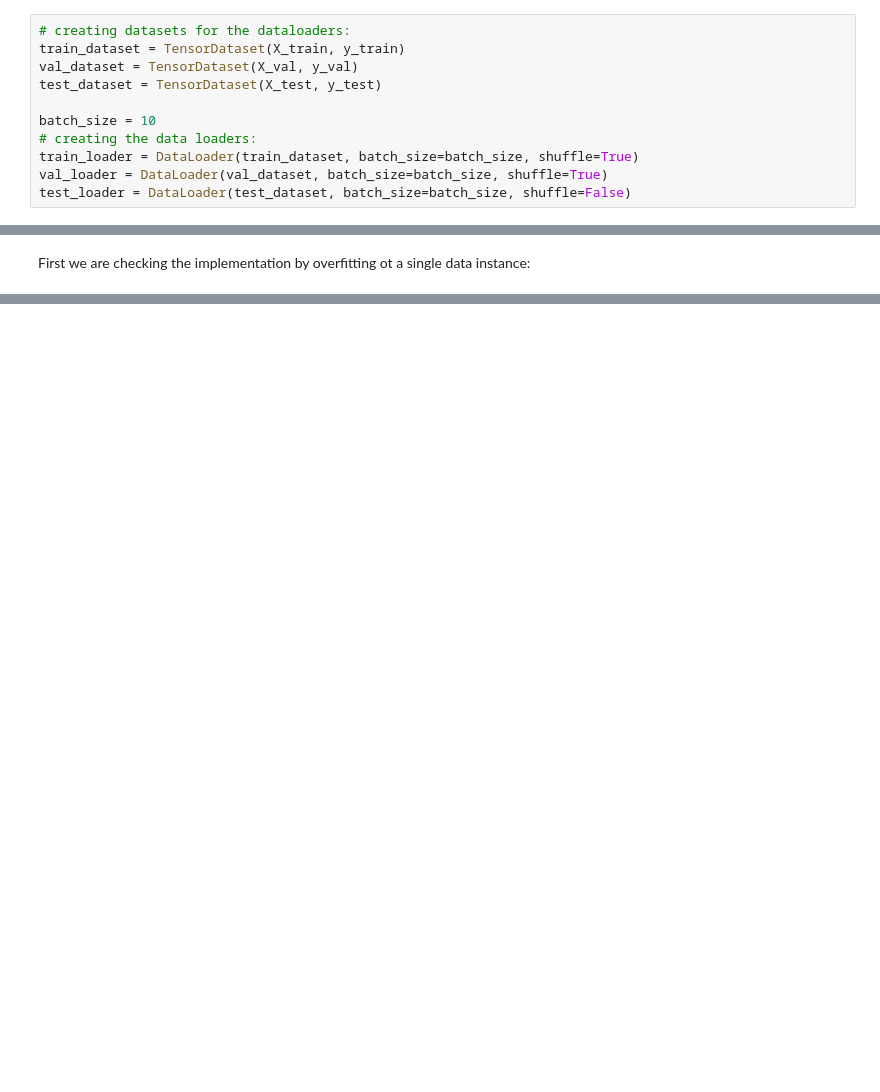
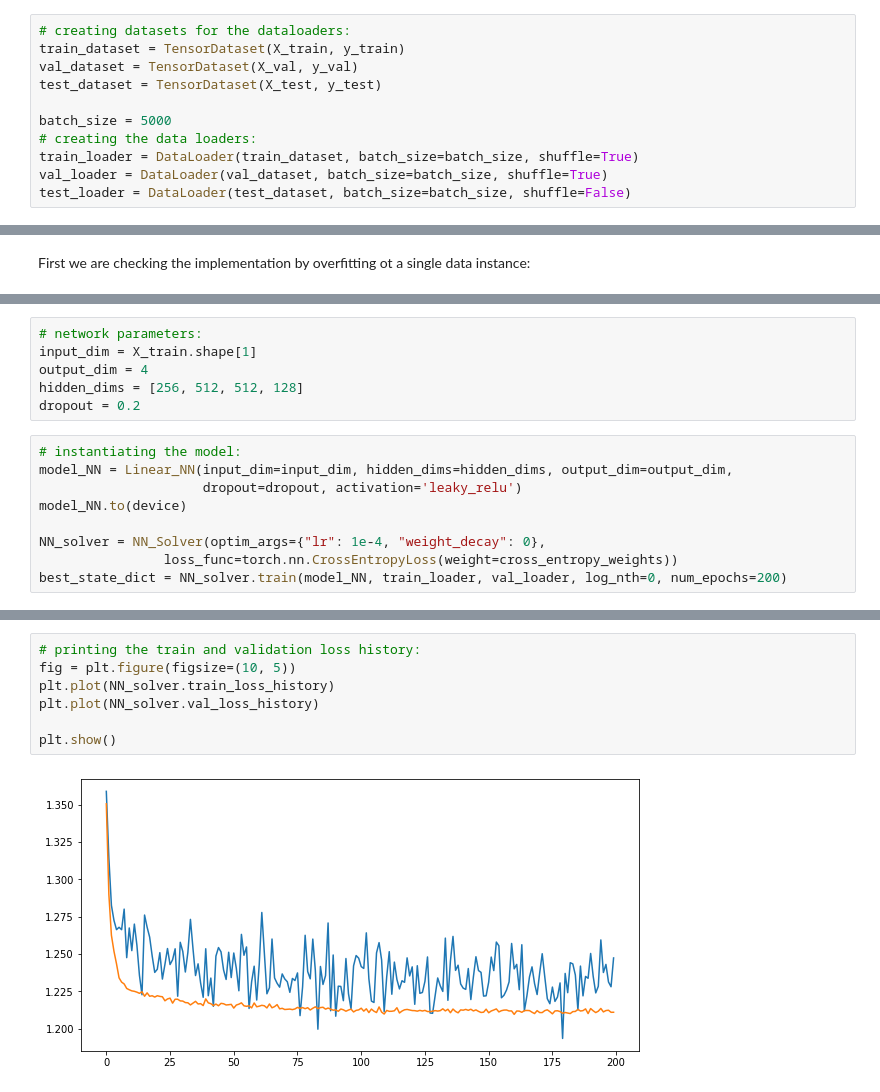
Before and after one commit to ferenctorok/starbucks_capstone_challenge, a Jupyter notebook: training.ipynb, the cells around one changed output, grey strips where cells are left out. Saved outputs shown, nothing was run; the diff lists cells and outputs as text; blank space fills up the shorter version.

```diff
--- a/training.ipynb
+++ b/training.ipynb
@@ -132,7 +164,7 @@ train_dataset = TensorDataset(X_train, y_train)
 val_dataset = TensorDataset(X_val, y_val)
 test_dataset = TensorDataset(X_test, y_test)
 
-batch_size = 10
+batch_size = 5000
 # creating the data loaders:
 train_loader = DataLoader(train_dataset, batch_size=batch_size, shuffle=True)
 val_loader = DataLoader(val_dataset, batch_size=batch_size, shuffle=True)
@@ -226,0 +233,15 @@ Training complete in 0m 0s
+# %%
+# network parameters:
+input_dim = X_train.shape[1]
+output_dim = 4
+hidden_dims = [256, 512, 512, 128]
+dropout = 0.2
+# %%
+# instantiating the model:
+model_NN = Linear_NN(input_dim=input_dim, hidden_dims=hidden_dims, output_dim=output_dim,
+                     dropout=dropout, activation='leaky_relu')
+model_NN.to(device)
+
+NN_solver = NN_Solver(optim_args={"lr": 1e-4, "weight_decay": 0},
+                loss_func=torch.nn.CrossEntropyLoss(weight=cross_entropy_weights))
+best_state_dict = NN_solver.train(model_NN, train_loader, val_loader, log_nth=0, num_epochs=200)
@@ -226,0 +266,9 @@ Training complete in 0m 0s
+# %%
+# printing the train and validation loss history:
+fig = plt.figure(figsize=(10, 5))
+plt.plot(NN_solver.train_loss_history)
+plt.plot(NN_solver.val_loss_history)
+
+plt.show()
+# %% [output]
+[figure, added]
```
Also changed, not shown: parts of 30 cells of this notebook, 6 other files.
